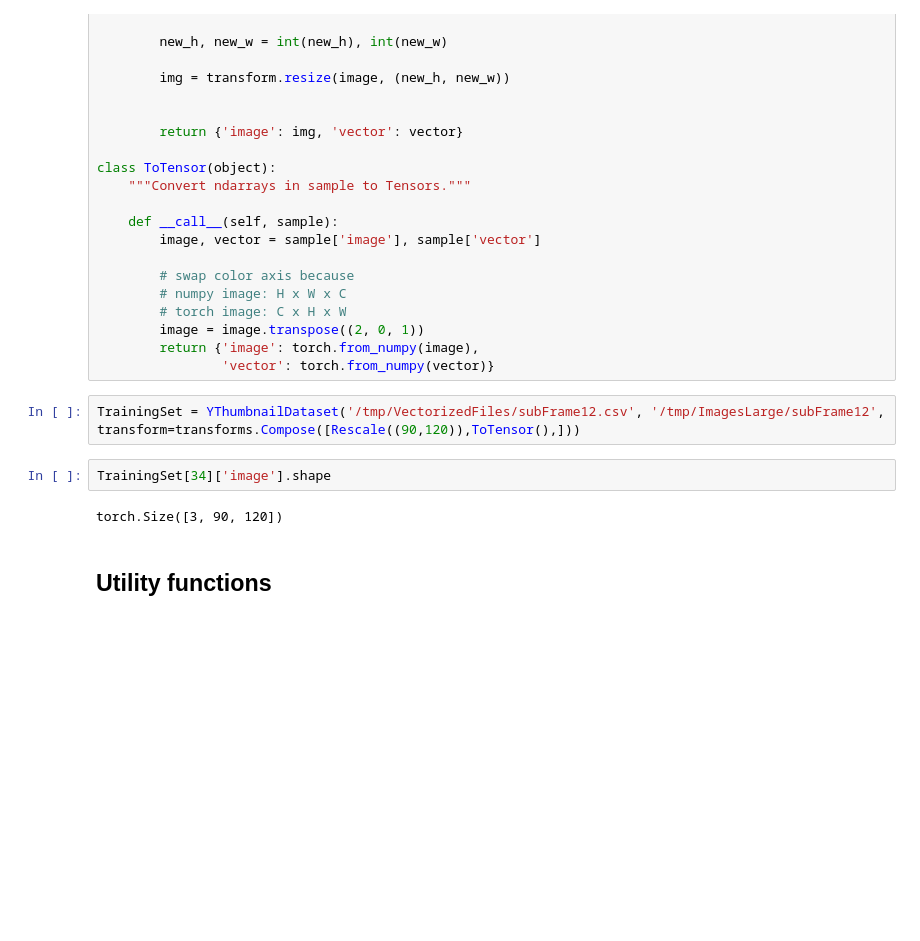
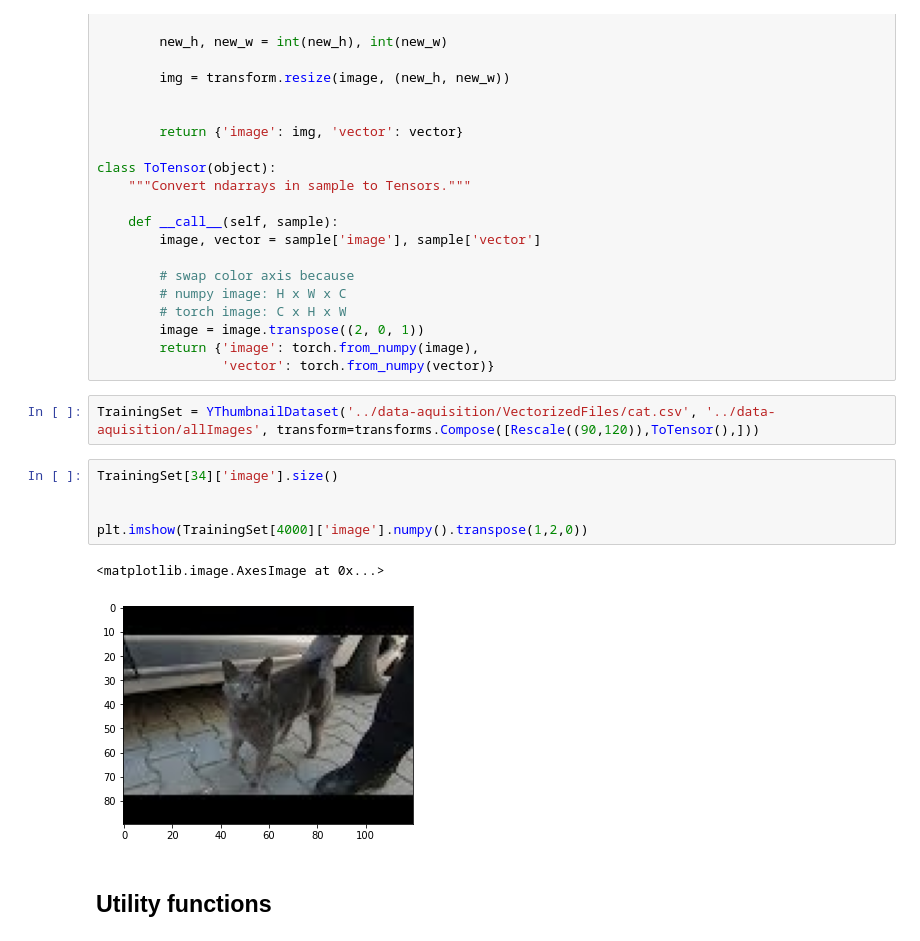
Before and after one commit to MaMaMichel/ThumbGAN, a Jupyter notebook: GAN/GAN.ipynb, the cells around one changed output. Saved outputs shown, nothing was run; the diff lists cells and outputs as text; blank space fills up the shorter version.

```diff
--- a/GAN/GAN.ipynb
+++ b/GAN/GAN.ipynb
@@ -157,11 +144,15 @@ class ToTensor(object):
         return {'image': torch.from_numpy(image),
                 'vector': torch.from_numpy(vector)}
 # %%
-TrainingSet = YThumbnailDataset('/tmp/VectorizedFiles/subFrame12.csv', '/tmp/ImagesLarge/subFrame12', transform=transforms.Compose([Rescale((90,120)),ToTensor(),]))
+TrainingSet = YThumbnailDataset('../data-aquisition/VectorizedFiles/cat.csv', '../data-aquisition/allImages', transform=transforms.Compose([Rescale((90,120)),ToTensor(),]))
-# %%
-TrainingSet[34]['image'].shape
-# %% [output]
-torch.Size([3, 90, 120])
+# %%
+TrainingSet[34]['image'].size()
+
+
+plt.imshow(TrainingSet[4000]['image'].numpy().transpose(1,2,0))
+# %% [output]
+<matplotlib.image.AxesImage at 0x...>
+[figure, added]
 # %% [markdown]
 ## Utility functions
 # %%
```
Also changed, not shown: parts of 14 cells of this notebook, 25 other files.
